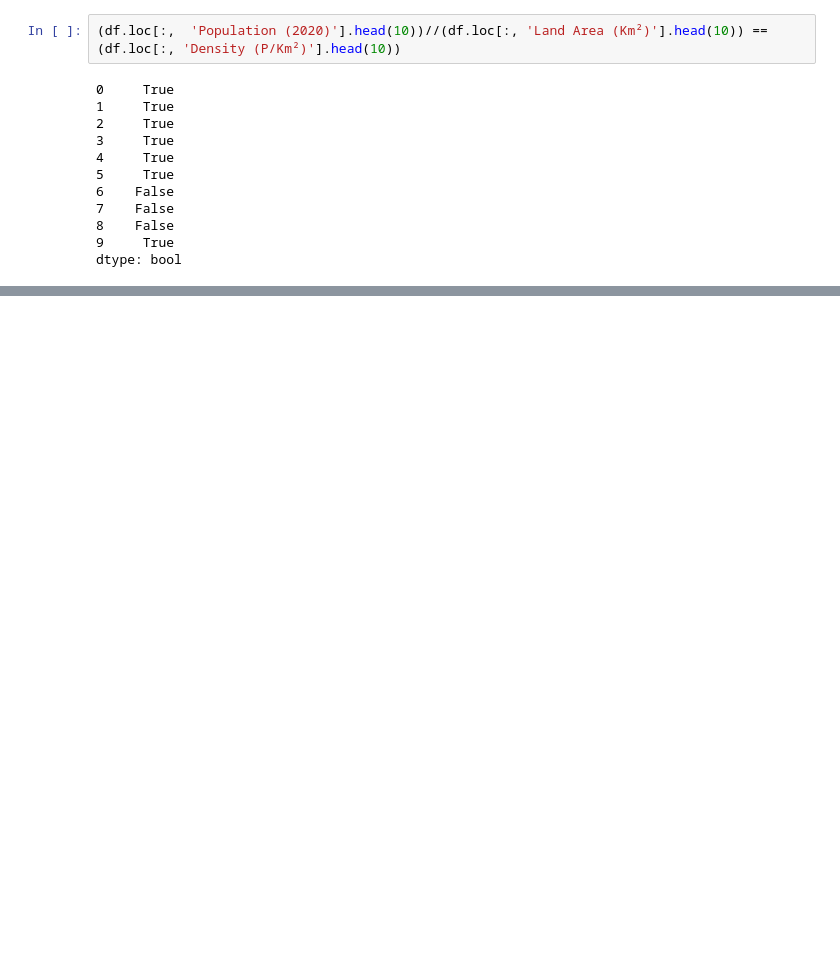
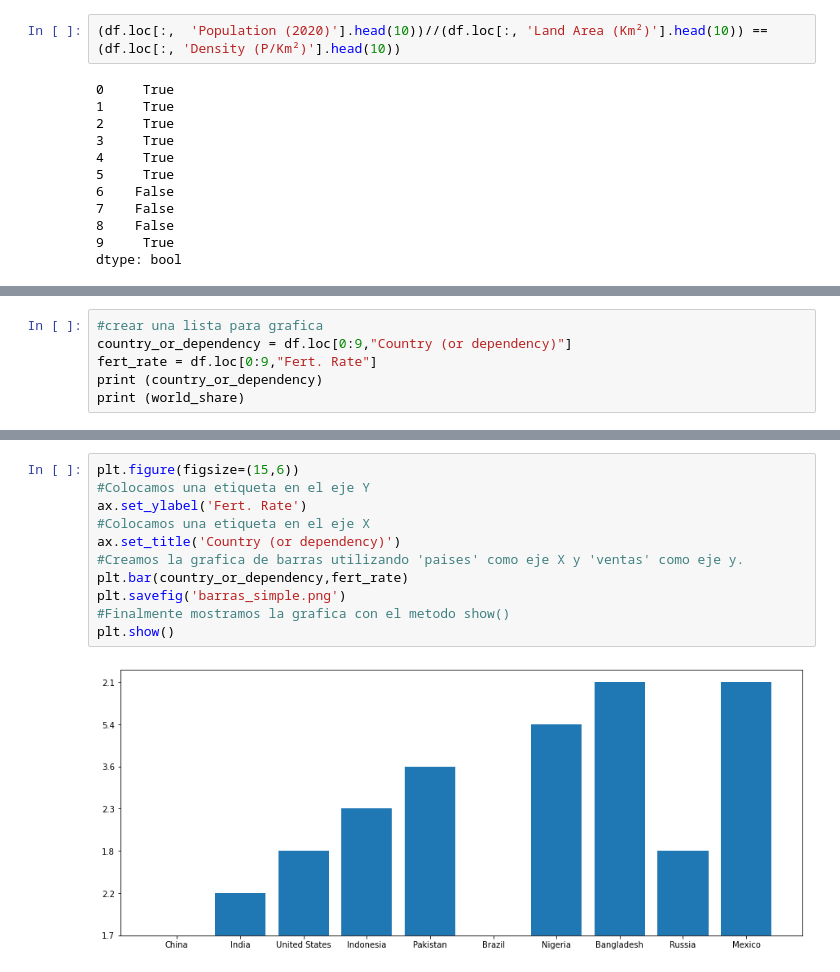
Before and after one commit to Fern1989/trabajo_final_curso_organidata, a Jupyter notebook: Trabajo_Final.ipynb, the cells around one changed output, grey strips where cells are left out. Saved outputs shown, nothing was run; the diff lists cells and outputs as text; blank space fills up the shorter version.

```diff
--- a/Trabajo_Final.ipynb
+++ b/Trabajo_Final.ipynb
@@ -227,0 +270,6 @@ True
+# %%
+#crear una lista para grafica
+country_or_dependency = df.loc[0:9,"Country (or dependency)"]
+fert_rate = df.loc[0:9,"Fert. Rate"]
+print (country_or_dependency)
+print (world_share)
@@ -227,0 +294,13 @@ True
+# %%
+plt.figure(figsize=(15,6))
+#Colocamos una etiqueta en el eje Y
+ax.set_ylabel('Fert. Rate')
+#Colocamos una etiqueta en el eje X
+ax.set_title('Country (or dependency)')
+#Creamos la grafica de barras utilizando 'paises' como eje X y 'ventas' como eje y.
+plt.bar(country_or_dependency,fert_rate)
+plt.savefig('barras_simple.png')
+#Finalmente mostramos la grafica con el metodo show()
+plt.show()
+# %% [output]
+[figure, added]
```
Also changed, not shown: parts of 20 cells of this notebook, 1 other file.
